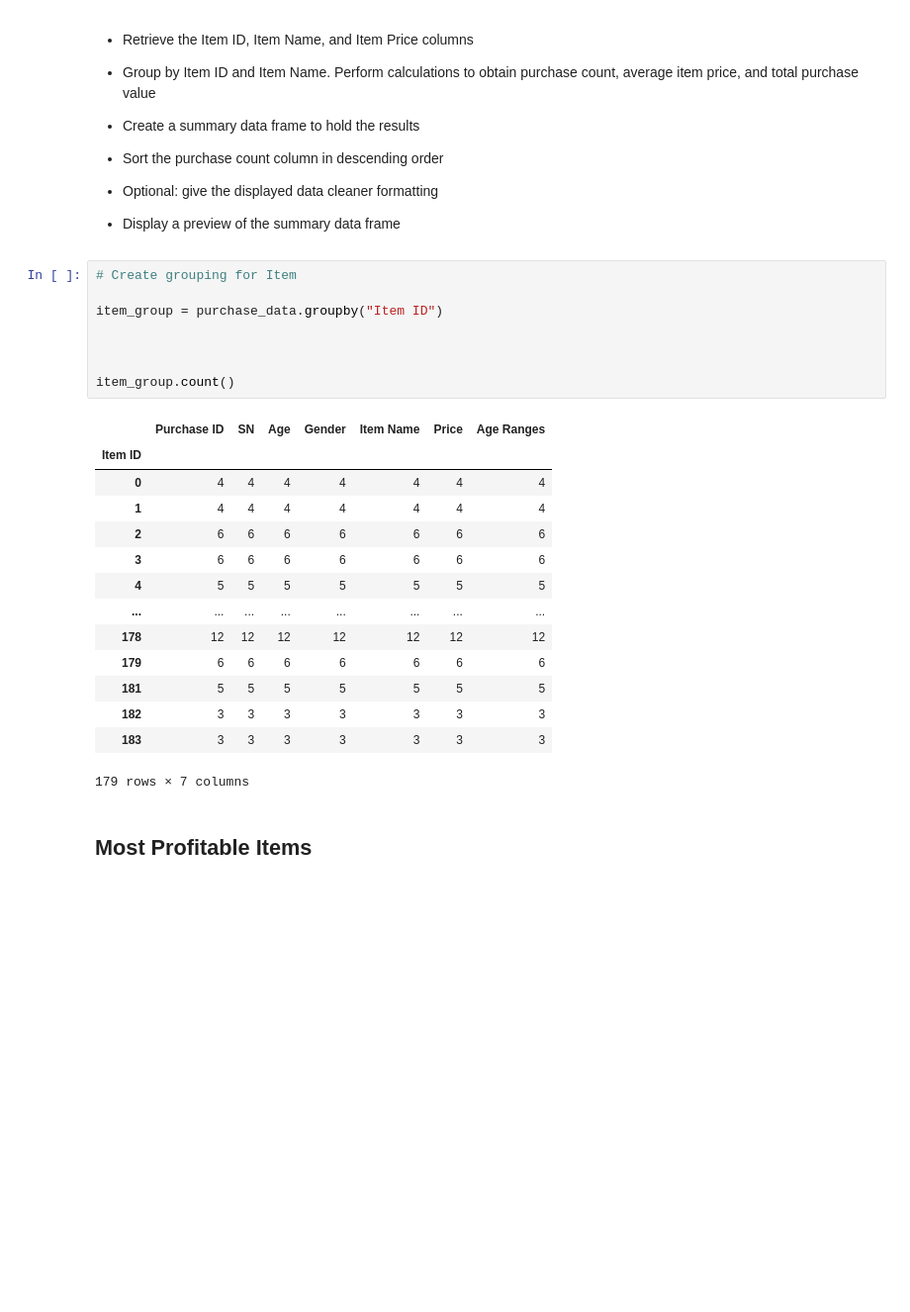
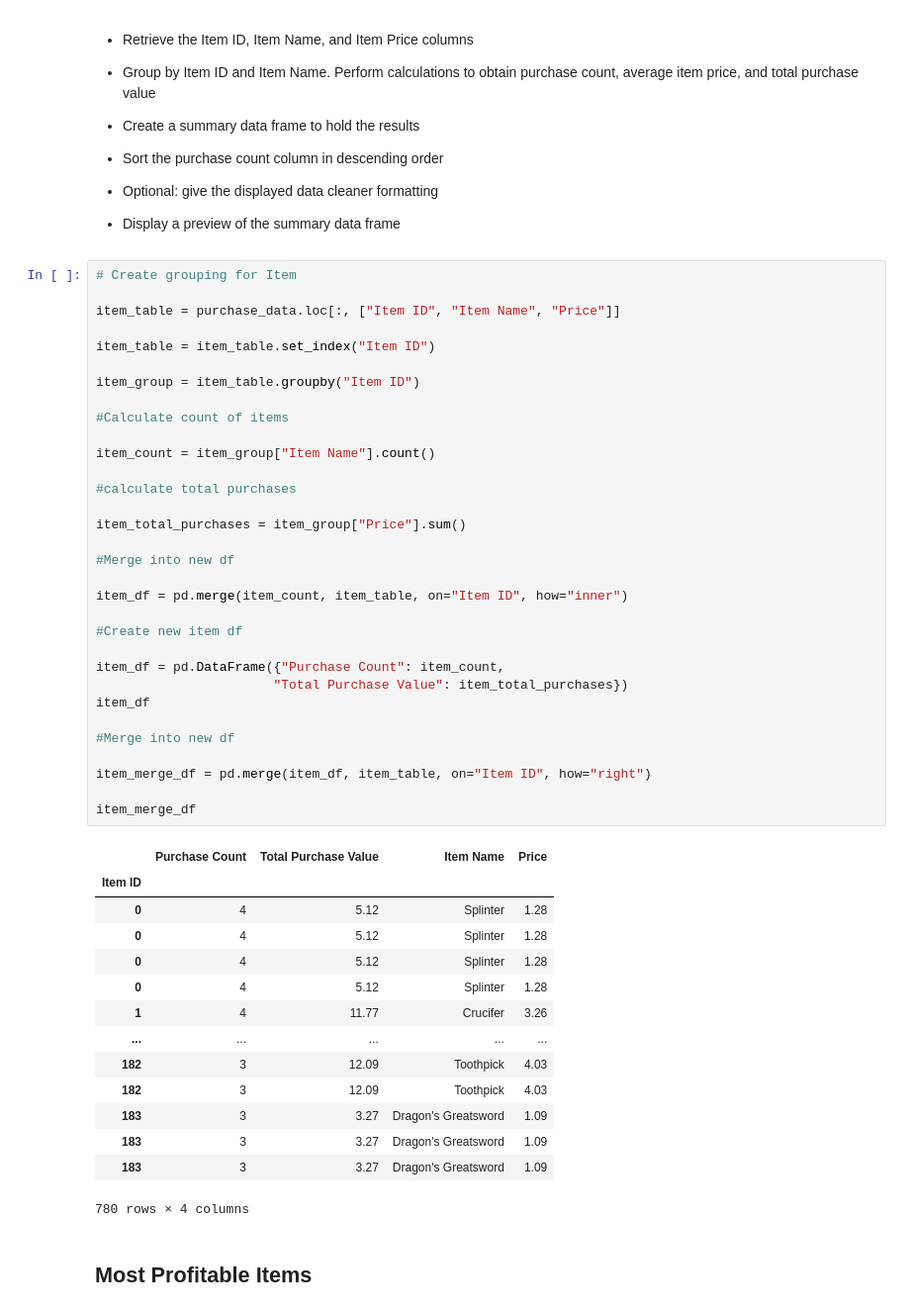
Before and after one commit to dkuchan415/pandas-challenge, a Jupyter notebook: heroesofpymoli/HeroesOfPymoli_starter.ipynb, the cells around one changed output. Shown at 99% size. Saved outputs shown, nothing was run; the diff lists cells and outputs as text; blank space fills up the shorter version.

Commit message:
Added initial item table

```diff
--- a/heroesofpymoli/HeroesOfPymoli_starter.ipynb
+++ b/heroesofpymoli/HeroesOfPymoli_starter.ipynb
@@ -359,29 +361,53 @@ SN_df.head()
 
 
 * Display a preview of the summary data frame
-# %%
-# Create grouping for Item
-
-item_group = purchase_data.groupby("Item ID")
-
-
-
-item_group.count()
-# %% [output]
-|  | Purchase ID | SN | Age | Gender | Item Name | Price | Age Ranges |
-| Item ID |  |  |  |  |  |  |  |
-| 0 | 4 | 4 | 4 | 4 | 4 | 4 | 4 |
-| 1 | 4 | 4 | 4 | 4 | 4 | 4 | 4 |
-| 2 | 6 | 6 | 6 | 6 | 6 | 6 | 6 |
-| 3 | 6 | 6 | 6 | 6 | 6 | 6 | 6 |
-| 4 | 5 | 5 | 5 | 5 | 5 | 5 | 5 |
-| ... | ... | ... | ... | ... | ... | ... | ... |
-| 178 | 12 | 12 | 12 | 12 | 12 | 12 | 12 |
-| 179 | 6 | 6 | 6 | 6 | 6 | 6 | 6 |
-| 181 | 5 | 5 | 5 | 5 | 5 | 5 | 5 |
-| 182 | 3 | 3 | 3 | 3 | 3 | 3 | 3 |
-| 183 | 3 | 3 | 3 | 3 | 3 | 3 | 3 |
-179 rows × 7 columns
+# %%
+# Create grouping for Item
+
+item_table = purchase_data.loc[:, ["Item ID", "Item Name", "Price"]]
+
+item_table = item_table.set_index("Item ID")
+
+item_group = item_table.groupby("Item ID")
+
+#Calculate count of items
+
+item_count = item_group["Item Name"].count()
+
+#calculate total purchases
+
+item_total_purchases = item_group["Price"].sum()
+
+#Merge into new df
+
+item_df = pd.merge(item_count, item_table, on="Item ID", how="inner")
+
+#Create new item df
+
+item_df = pd.DataFrame({"Purchase Count": item_count,
+                       "Total Purchase Value": item_total_purchases})
+item_df
+
+#Merge into new df
+
+item_merge_df = pd.merge(item_df, item_table, on="Item ID", how="right")
+
+item_merge_df
+# %% [output]
+|  | Purchase Count | Total Purchase Value | Item Name | Price |
+| Item ID |  |  |  |  |
+| 0 | 4 | 5.12 | Splinter | 1.28 |
+| 0 | 4 | 5.12 | Splinter | 1.28 |
+| 0 | 4 | 5.12 | Splinter | 1.28 |
+| 0 | 4 | 5.12 | Splinter | 1.28 |
+| 1 | 4 | 11.77 | Crucifer | 3.26 |
+| ... | ... | ... | ... | ... |
+| 182 | 3 | 12.09 | Toothpick | 4.03 |
+| 182 | 3 | 12.09 | Toothpick | 4.03 |
+| 183 | 3 | 3.27 | Dragon's Greatsword | 1.09 |
+| 183 | 3 | 3.27 | Dragon's Greatsword | 1.09 |
+| 183 | 3 | 3.27 | Dragon's Greatsword | 1.09 |
+780 rows × 4 columns
 # %% [markdown]
 ## Most Profitable Items
 # %% [markdown]
```
Also changed, not shown: parts of 2 cells of this notebook.
